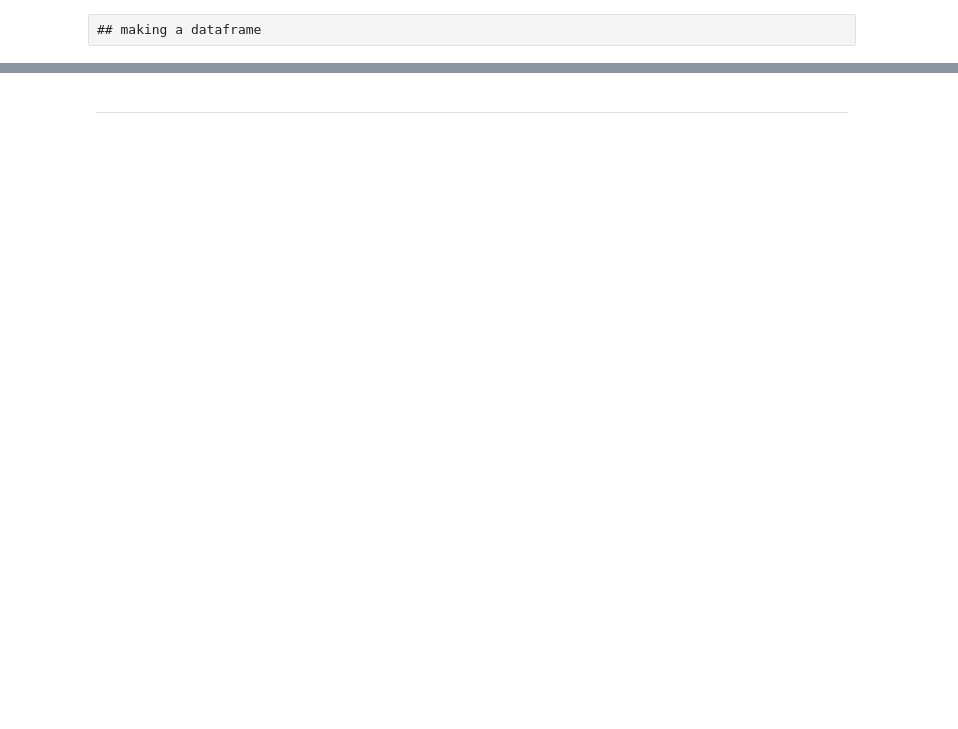
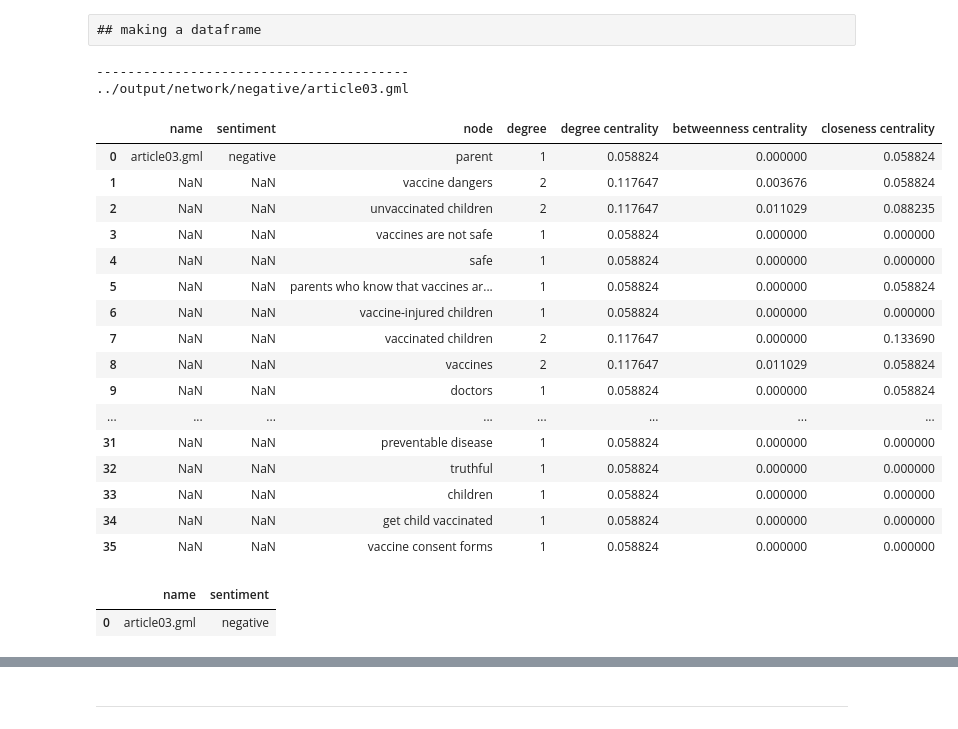
Before and after one commit to gloriakang/vax-sentiment, a Jupyter notebook: jupyter_nbs/dataframe.ipynb, the cells around one changed output, grey strips where cells are left out. Saved outputs shown, nothing was run; the diff lists cells and outputs as text; code cells hidden in the pictures; blank space fills up the shorter version.

```diff
--- a/jupyter_nbs/dataframe.ipynb
+++ b/jupyter_nbs/dataframe.ipynb
@@ -8,16 +8,22 @@ import matplotlib.pyplot as plt
 %matplotlib inline
 import os
 from glob import glob
+pd.set_option('display.mpl_style', 'default')
+# display all the columns
+pd.set_option('display.width', 5000)
+pd.set_option('display.max_columns', 60)
+
 
 gml_files = glob('../output/network/*/*.gml')
+
 
 def calculate_graph_inf(graph):
     graph.name = filename
     info = nx.info(graph)
     print info
     ## plot spring layout
-    # plt.figure(figsize=(10,10))
-    # nx.draw_spring(graph, arrows=True, with_labels=True)
+    #plt.figure(figsize=(10,10))
+    #nx.draw_spring(graph, arrows=True, with_labels=True)
 
 def highest_centrality(cent_dict):
     """Returns a tuple (node,value) with the node
@@ -32,15 +38,11 @@ def highest_centrality(cent_dict):
 # create empty dataframe with columns
 
 data_columns = ['name',
-                'sentiment',
-                'deg cent',
-                'bet cent',
-                'clo cent',
-                ]
+                'sentiment'
+                 ]
 
 data = pd.DataFrame(columns = data_columns)
-
-nodes.df = pd.Dataframe(columns = data_columns)
+#nodes.df = pd.Dataframe(columns = data_columns)
 # %%
 # graph = directed, ugraph = undirected
 
@@ -57,6 +59,7 @@ for graph_num, gml_graph in enumerate(gml_files):
     #calculate_graph_inf(graph)
     #calculate_graph_inf(ugraph)
 
+
     # calculate variables
     sent = filepath.split('/')[-1]
     deg_cent = nx.degree_centrality(graph)
@@ -66,13 +69,13 @@ for graph_num, gml_graph in enumerate(gml_files):
     # save variables into list
     graph_values = {'name':filename,
                     'sentiment':sent,
-                    'deg cent':deg_cent,
-                    'bet cent':bet_cent,
-                    'clo cent':clo_cent,
                     }
 
+    # appends main data df
+    data = data.append(graph_values, ignore_index=True)
 
 
+    # for node data df
     # degree
     degree = nx.degree(graph)
     deg_df = pd.DataFrame.from_dict(degree, orient = 'index')
@@ -93,17 +96,49 @@ for graph_num, gml_graph in enumerate(gml_files):
     cc_df = pd.DataFrame.from_dict(clo_cent, orient = 'index')
     cc_df.columns = ['closeness centrality']
 
-    data = data.append(graph_values, ignore_index=True)
-
+    # concatenate centrality columns into node_df
     frames = [deg_df, dc_df, bc_df, cc_df]
     node_df = pd.concat(frames, axis = 1)
     node_df.index.name = 'node'
     node_df = node_df.reset_index()
-    node_df
 
+    # append node dataframe to nodes_df
     nodes_df = node_df.append(node_df, ignore_index=True)
+
 
     if graph_num == 0:
         break
+# %% [output]
+----------------------------------------
+../output/network/negative/article03.gml
+# %%
+# combine data and nodes_df into alldf
+# axis = 1 means to append column-wise
+
+combined = pd.concat([data, nodes_df], axis = 1)
+df = combined.append(combined)
+# %% [output]
+|  | name | sentiment | node | degree | degree centrality | betweenness centrality | closeness centrality |
+| 0 | article03.gml | negative | parent | 1 | 0.058824 | 0.000000 | 0.058824 |
+| 1 | NaN | NaN | vaccine dangers | 2 | 0.117647 | 0.003676 | 0.058824 |
+| 2 | NaN | NaN | unvaccinated children | 2 | 0.117647 | 0.011029 | 0.088235 |
+| 3 | NaN | NaN | vaccines are not safe | 1 | 0.058824 | 0.000000 | 0.000000 |
+| 4 | NaN | NaN | safe | 1 | 0.058824 | 0.000000 | 0.000000 |
+| 5 | NaN | NaN | parents who know that vaccines ar... | 1 | 0.058824 | 0.000000 | 0.058824 |
+| 6 | NaN | NaN | vaccine-injured children | 1 | 0.058824 | 0.000000 | 0.000000 |
+| 7 | NaN | NaN | vaccinated children | 2 | 0.117647 | 0.000000 | 0.133690 |
+| 8 | NaN | NaN | vaccines | 2 | 0.117647 | 0.011029 | 0.058824 |
+| 9 | NaN | NaN | doctors | 1 | 0.058824 | 0.000000 | 0.058824 |
+| ... | ... | ... | ... | ... | ... | ... | ... |
+| 31 | NaN | NaN | preventable disease | 1 | 0.058824 | 0.000000 | 0.000000 |
+| 32 | NaN | NaN | truthful | 1 | 0.058824 | 0.000000 | 0.000000 |
+| 33 | NaN | NaN | children | 1 | 0.058824 | 0.000000 | 0.000000 |
+| 34 | NaN | NaN | get child vaccinated | 1 | 0.058824 | 0.000000 | 0.000000 |
+| 35 | NaN | NaN | vaccine consent forms | 1 | 0.058824 | 0.000000 | 0.000000 |
+# %%
+data
+# %% [output]
+|  | name | sentiment |
+| 0 | article03.gml | negative |
 # %%
 nodes_df
```
Also changed, not shown: parts of 1 cell of this notebook, 1 other file.
